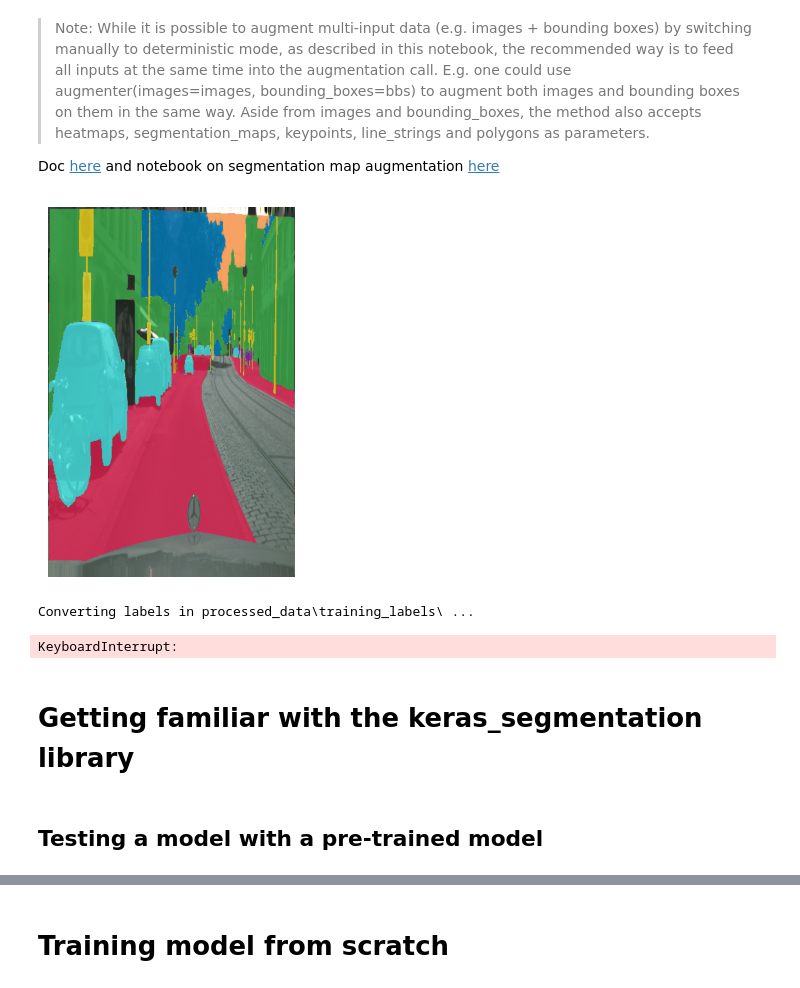
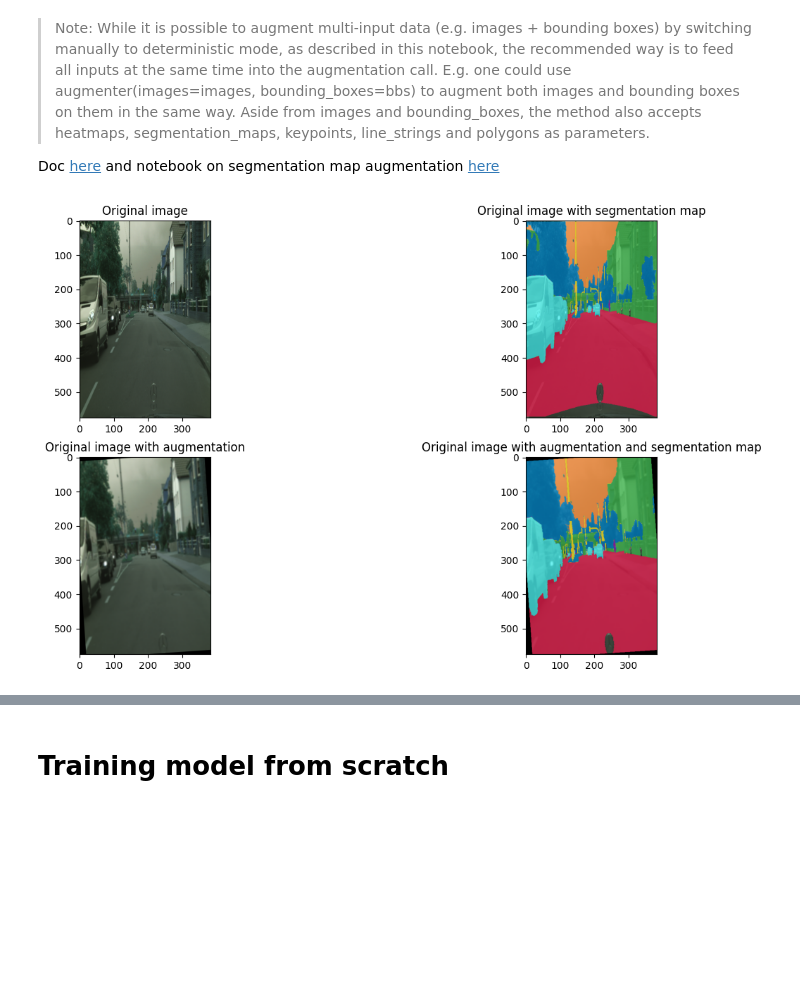
Before and after one commit to Hkllopp/data-segmentation, a Jupyter notebook: notebook.ipynb, the cells around one changed output, grey strips where cells are left out. Drawn from its saved outputs; the diff is of its cells as text; code cells hidden in the pictures; blank space fills up the shorter version.

```diff
--- a/notebook.ipynb
+++ b/notebook.ipynb
@@ -292,50 +437,26 @@ def augment_images(folder_images, folder_label, augment_percentage):
         cv2.imwrite(augment_label_url, segmap_aug.get_arr_int())
-# %%
-# useful just to export frames with the segmentation
-
-import cv2
-import matplotlib.pyplot as plt
-import random
-from imgaug.augmentables.segmaps import SegmentationMapOnImage
-
-#list every image in the folder
-images = os.listdir("processed_data\\training_data\\")
-random_images = random.choices(images, k=10)
-
-for image in random_images:
-    # read the image
-    img = cv2.imread(f"processed_data\\training_data\\{image}")
-    # read the label
-    label = cv2.imread(f"processed_data\\training_labels\\{image}")[:,:,:1]
-
-    segmap = SegmentationMapOnImage( label , shape=img.shape , nb_classes=8)
-    plt.imshow(segmap.draw_on_image(img))
-    plt.axis('off')
-    plt.savefig(f'{image}.png', bbox_inches='tight', pad_inches=0)
-# %% [output]
-[figure, removed]
 # %%
-image = cv2.imread(r"processed_data\training_data\aachen_000005_000019.png", cv2.IMREAD_COLOR)
-image_segmentation = cv2.imread(r"processed_data\training_labels\aachen_000005_000019.png", cv2.IMREAD_COLOR)[:,:,:1]
+image_name = random.choice(os.listdir(validation_data_folder))
+image_path = os.path.join(validation_data_folder, image_name)
+image_segmentation_path = os.path.join(validation_labels_folder, image_name)
 
-image_aug, segmap_aug = augment_seg(image, image_segmentation)
+img = cv2.imread(image_path)
+seg = cv2.imread(image_segmentation_path)[:,:,:1]
+segmap = SegmentationMapOnImage(seg, shape=img.shape, nb_classes=8)
+
+image_aug, segmap_aug = augment_seg(img, seg)
 
 fig, axes = plt.subplots(nrows=2, ncols=2, figsize=(15, 8))
-axes[0,0].imshow(image)
+axes[0,0].imshow(img)
 axes[0,0].set_title("Original image")
-axes[0,1].imshow(segmap.draw_on_image(image))
+axes[0,1].imshow(segmap.draw_on_image(img))
 axes[0,1].set_title("Original image with segmentation map")
 
 axes[1,0].imshow(image_aug)
 axes[1,0].set_title("Original image with augmentation")
 axes[1,1].imshow(segmap_aug.draw_on_image(image_aug))
 axes[1,1].set_title("Original image with augmentation and segmentation map")
 
 plt.show()
 # %% [output]
-Converting labels in processed_data\training_labels\ ...
-KeyboardInterrupt:
+[figure, added]
-# %% [markdown]
-# Getting familiar with the keras_segmentation library
-# %% [markdown]
-## Testing a model with a pre-trained model
```
Also changed, not shown: parts of 23 cells of this notebook.
